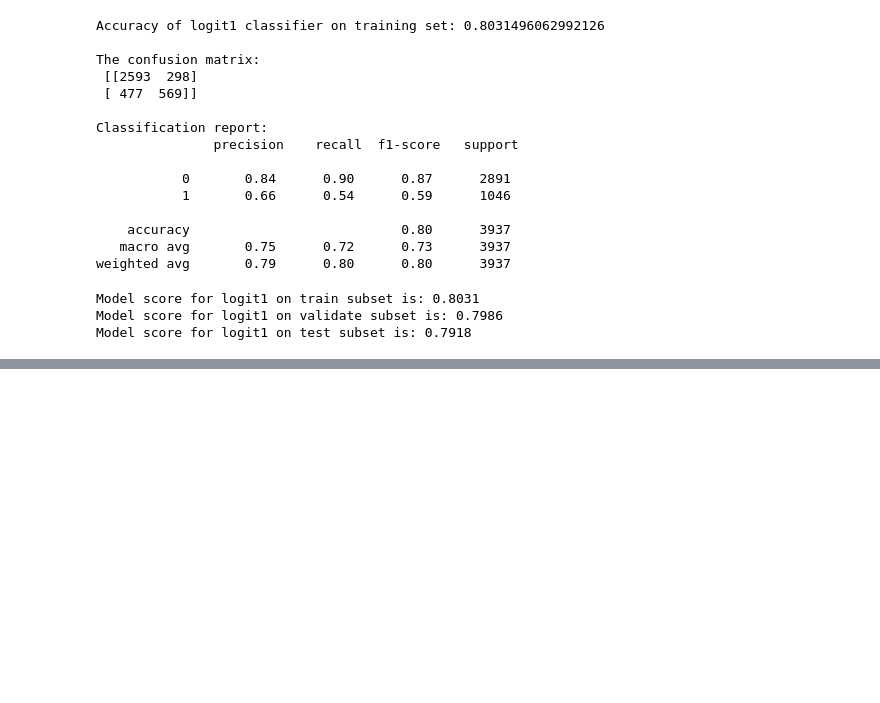
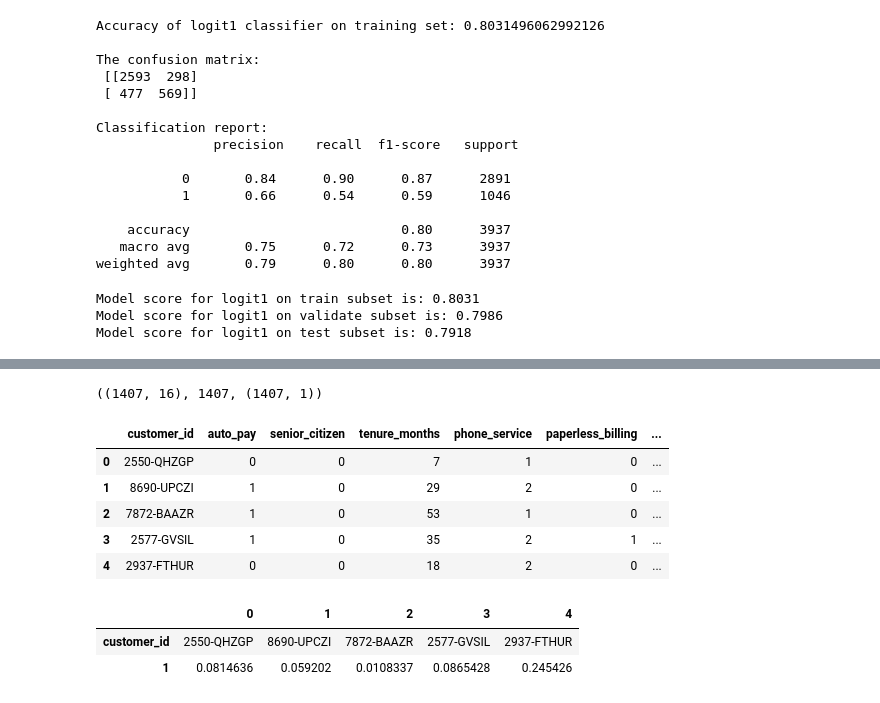
Before and after one commit to chadallen210/telco_classification_project, a Jupyter notebook: workbook.ipynb, the cells around one changed output, grey strips where cells are left out. Drawn from its saved outputs; the diff is of its cells as text; code cells hidden in the pictures; blank space fills up the shorter version.

```diff
--- a/workbook.ipynb
+++ b/workbook.ipynb
@@ -1500,0 +1540,21 @@ Model score for logit1 on test subset is: 0.7918
+# %%
+test.shape, len(y_pred_test), y_pred_proba_test.shape
+# %% [output]
+((1407, 16), 1407, (1407, 1))
+# %%
+test.reset_index(inplace=True)
+test.head()
+# %% [output]
+|  | customer_id | auto_pay | senior_citizen | tenure_months | phone_service | paperless_billing | ... |
+| 0 | 2550-QHZGP | 0 | 0 | 7 | 1 | 0 | ... |
+| 1 | 8690-UPCZI | 1 | 0 | 29 | 2 | 0 | ... |
+| 2 | 7872-BAAZR | 1 | 0 | 53 | 1 | 0 | ... |
+| 3 | 2577-GVSIL | 1 | 0 | 35 | 2 | 1 | ... |
+| 4 | 2937-FTHUR | 0 | 0 | 18 | 2 | 0 | ... |
+# %%
+predictions_df = pd.concat([test.customer_id, y_pred_proba_test], axis=1)
+predictions_df.head().T
+# %% [output]
+|  | 0 | 1 | 2 | 3 | 4 |
+| customer_id | 2550-QHZGP | 8690-UPCZI | 7872-BAAZR | 2577-GVSIL | 2937-FTHUR |
+| 1 | 0.0814636 | 0.059202 | 0.0108337 | 0.0865428 | 0.245426 |
```
Also changed, not shown: parts of 11 cells of this notebook.
